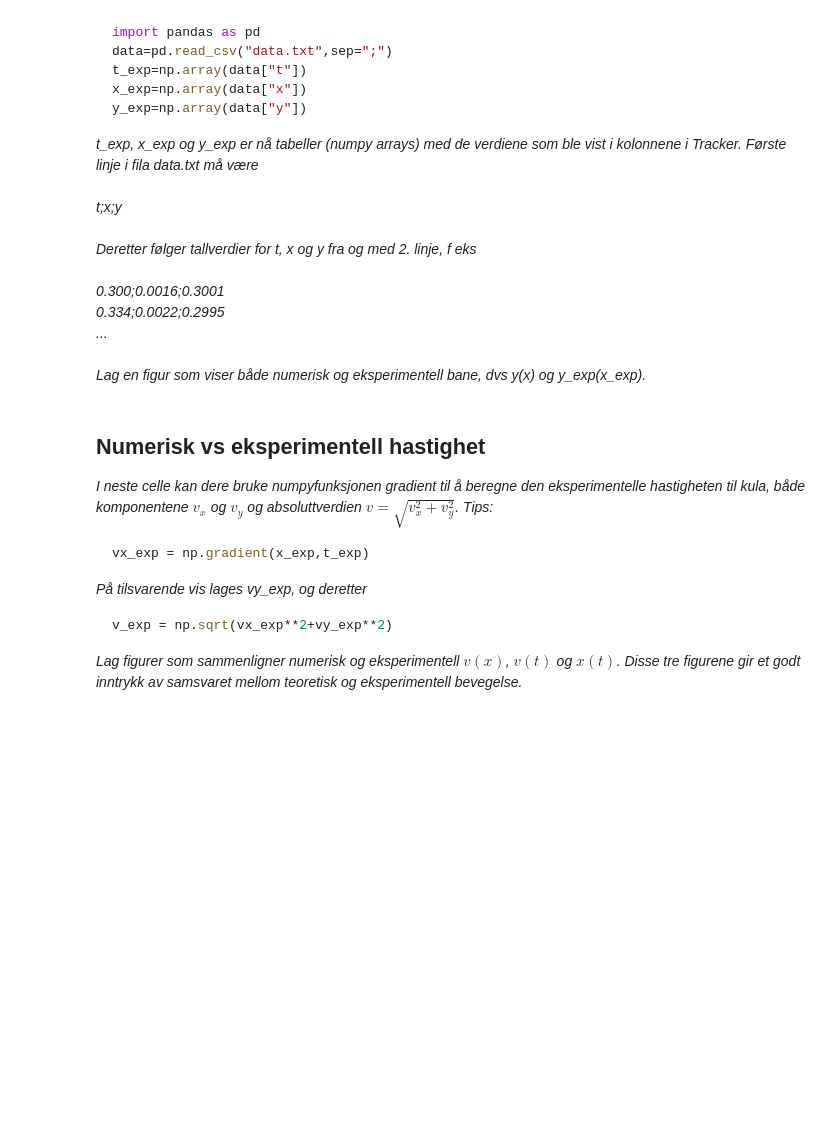
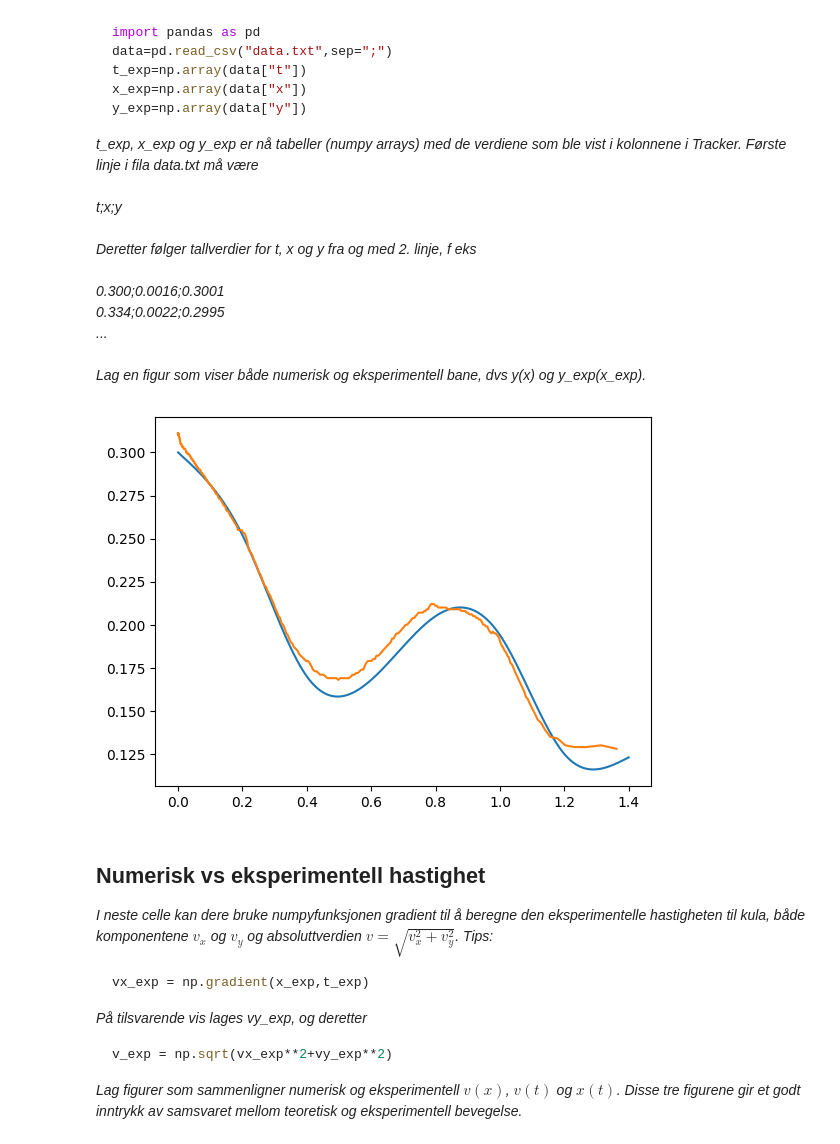
Before and after one commit to Qerbz/fysikklabv24, a Jupyter notebook: mal_V24.ipynb, the cells around one changed output. Drawn from its saved outputs; the diff is of its cells as text; code cells hidden in the pictures; blank space fills up the shorter version.

```diff
--- a/mal_V24.ipynb
+++ b/mal_V24.ipynb
@@ -317,3 +336,28 @@ Lag en figur som viser både numerisk og eksperimentell bane, dvs y(x) og y_exp(
+# %%
+#Innlesing av eksperimentelle verdier for t, x og y
+import pandas as pd
+import os
+PLOT_I = 4
+datas = [pd.read_csv(f"data/{f}",sep="\t") for f in os.listdir("data")]
+
+#print(data)
+
+for d in datas:
+    d["t"] *= 30 / 239.69
+t_exp = np.array(datas[PLOT_I]["t"])
+x_exp = np.array(datas[PLOT_I]["x"])
+y_exp = np.array(datas[PLOT_I]["y"])
+
+
+#Plotting av numerisk og eksperimentell bane
+# Numerisk bane
+plt.plot(x,y)
+
+# Eksperimentell bane
+plt.plot(x_exp,y_exp)
+plt.show()
+# %% [output]
+[figure, added]
 # %% [markdown]
 ## Numerisk vs eksperimentell hastighet
 
```
Also changed, not shown: parts of 15 cells of this notebook, 8 other files.
